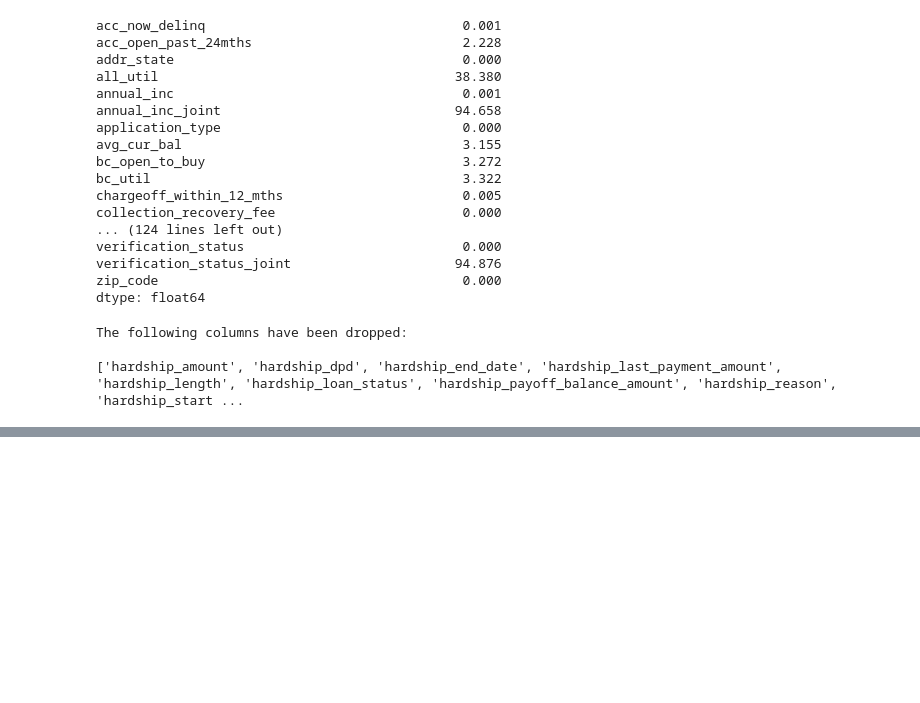
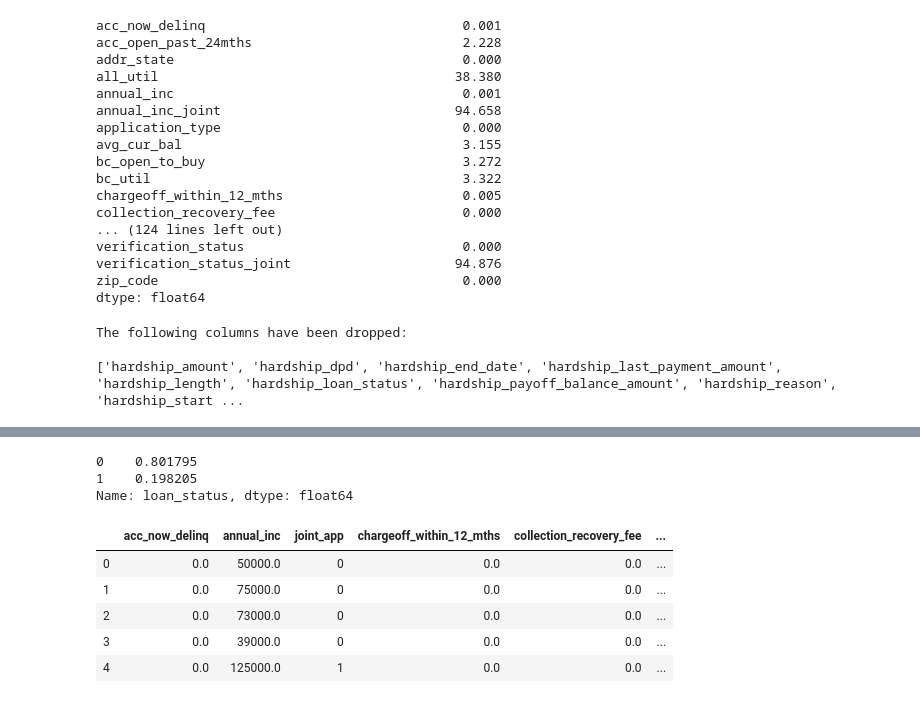
Before and after one commit to joekryan/loan_data_project, a Jupyter notebook: main.ipynb, the cells around one changed output, grey strips where cells are left out. Drawn from its saved outputs; the diff is of its cells as text; code cells hidden in the pictures; blank space fills up the shorter version.

```diff
--- a/main.ipynb
+++ b/main.ipynb
@@ -186,0 +253,11 @@ The following columns have been dropped:
+# %%
+#policy code does not add anything and addr_state info should be better provided by zip_code
+df.drop(['addr_state','policy_code'], axis=1, inplace=True)
+# %%
+#some columns that should be numeric or datetimes are strings
+%time
+df['earliest_cr_line_date'] = pd.to_datetime(df['earliest_cr_line'])
+df['issue_d'] = pd.to_datetime(df['issue_d'])
+df['last_credit_pull_d'] = pd.to_datetime(df['last_credit_pull_d'])
+df['last_pymnt_d'] = pd.to_datetime(df['last_pymnt_d'])
+df['term'] = pd.to_numeric(df['term'].str.replace(' months', ''))
@@ -186,0 +299,17 @@ The following columns have been dropped:
+# %%
+df.loan_status.value_counts(normalize=True)
+# %% [output]
+0    0.801795
+1    0.198205
+Name: loan_status, dtype: float64
+# %%
+#reset index after removing rows
+df = df.reset_index(drop=True)
+df.head()
+# %% [output]
+|  | acc_now_delinq | annual_inc | joint_app | chargeoff_within_12_mths | collection_recovery_fee | ... |
+| 0 | 0.0 | 50000.0 | 0 | 0.0 | 0.0 | ... |
+| 1 | 0.0 | 75000.0 | 0 | 0.0 | 0.0 | ... |
+| 2 | 0.0 | 73000.0 | 0 | 0.0 | 0.0 | ... |
+| 3 | 0.0 | 39000.0 | 0 | 0.0 | 0.0 | ... |
+| 4 | 0.0 | 125000.0 | 1 | 0.0 | 0.0 | ... |
```
Also changed, not shown: parts of 16 cells of this notebook.
